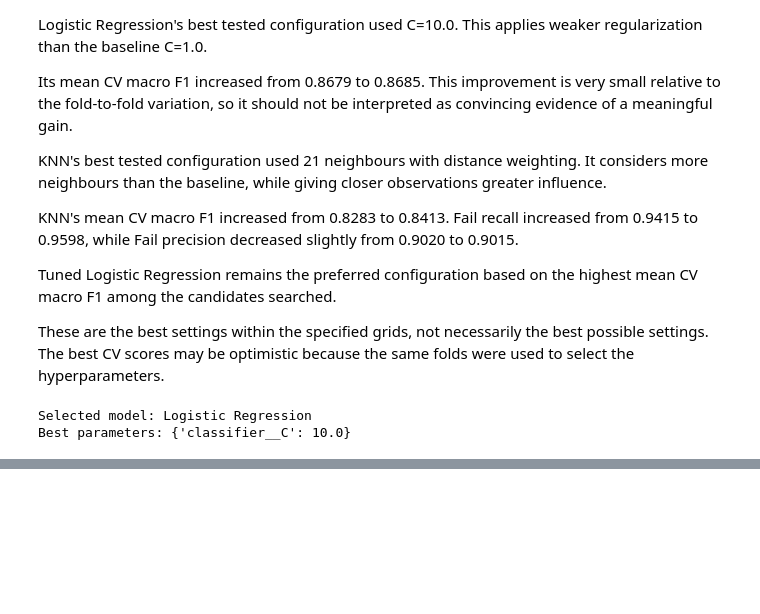
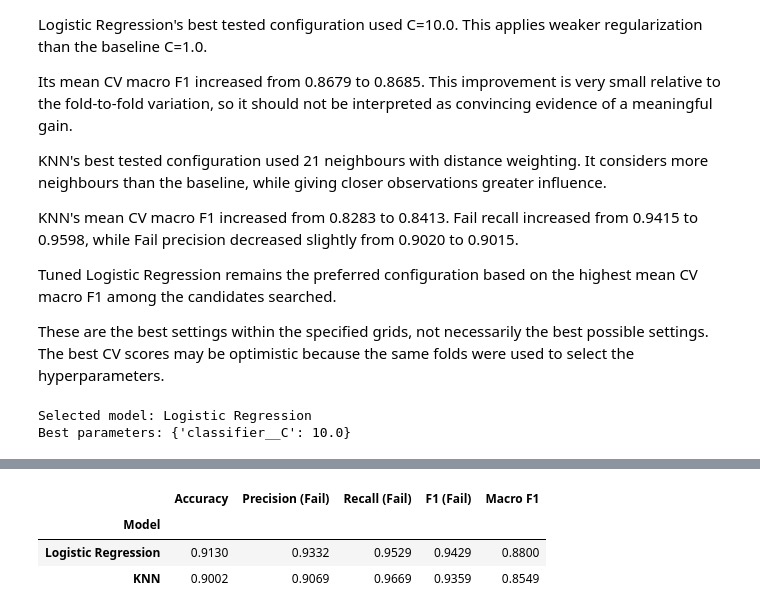
Before and after one commit to RariRaj/student-performance-prediction, a Jupyter notebook: notebooks/analysis.ipynb, the cells around one changed output, grey strips where cells are left out. Cells and saved outputs as stored; diff of their text form; code cells hidden in the pictures; blank space fills up the shorter version.

```diff
--- a/notebooks/analysis.ipynb
+++ b/notebooks/analysis.ipynb
@@ -1549,0 +1581,41 @@ Best parameters: {'classifier__C': 10.0}
+# %%
+#Predict and create the comparison table
+tuned_test_predictions = {}
+test_rows = []
+
+for name, pipeline in tuned_models.items():
+    # Applies fitted preprocessing, then predicts.
+    y_pred = pipeline.predict(X_test)
+    tuned_test_predictions[name] = y_pred
+
+    test_rows.append({
+        "Model": name,
+        "Accuracy": accuracy_score(y_test, y_pred),
+        "Precision (Fail)": precision_score(
+            y_test, y_pred, pos_label=1, zero_division=0
+        ),
+        "Recall (Fail)": recall_score(
+            y_test, y_pred, pos_label=1, zero_division=0
+        ),
+        "F1 (Fail)": f1_score(
+            y_test, y_pred, pos_label=1, zero_division=0
+        ),
+        "Macro F1": f1_score(
+            y_test, y_pred, average="macro", zero_division=0
+        ),
+    })
+
+tuned_test_summary = (
+    pd.DataFrame(test_rows).set_index("Model")
+)
+
+display(tuned_test_summary.round(4))
+
+tuned_test_summary.to_csv(
+    REPORTS_DIR / "tuned_test_model_comparison.csv"
+)
+# %% [output]
+|  | Accuracy | Precision (Fail) | Recall (Fail) | F1 (Fail) | Macro F1 |
+| Model |  |  |  |  |  |
+| Logistic Regression | 0.9130 | 0.9332 | 0.9529 | 0.9429 | 0.8800 |
+| KNN | 0.9002 | 0.9069 | 0.9669 | 0.9359 | 0.8549 |
```
Also changed, not shown: parts of 12 cells of this notebook, 16 other files.
